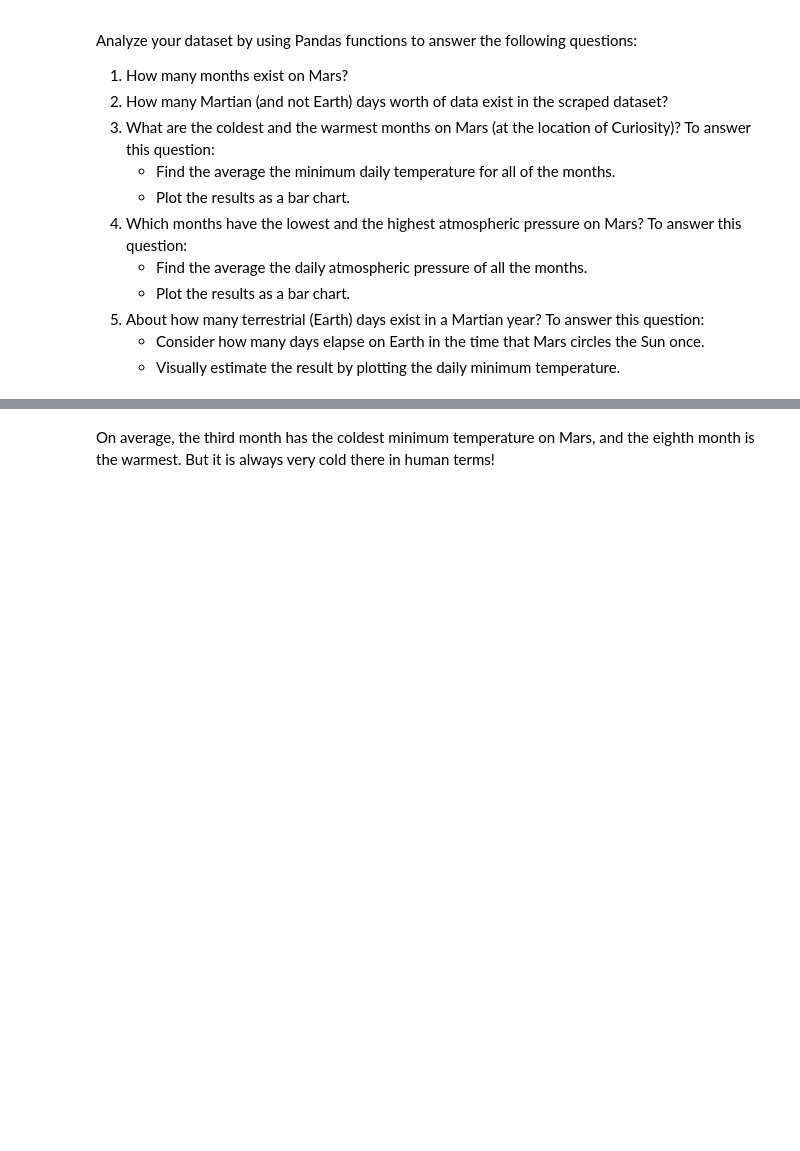
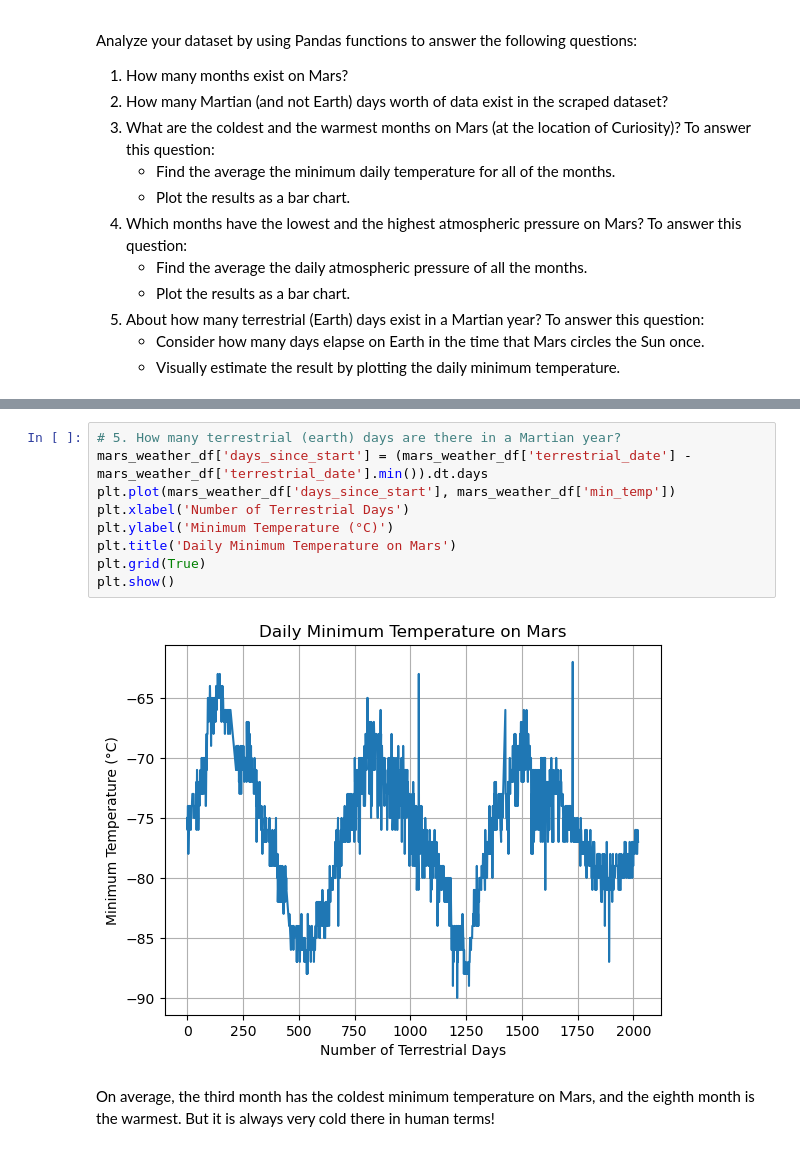
Before and after one commit to MaggieJane95/data-scraping, a Jupyter notebook: part_2_mars_weather .ipynb, the cells around one changed output, grey strips where cells are left out. Saved outputs shown, nothing was run; the diff lists cells and outputs as text; blank space fills up the shorter version.

```diff
--- a/part_2_mars_weather .ipynb
+++ b/part_2_mars_weather .ipynb
@@ -190,3 +221,14 @@ Name: pressure, dtype: float64
+# %%
+# 5. How many terrestrial (earth) days are there in a Martian year?
+mars_weather_df['days_since_start'] = (mars_weather_df['terrestrial_date'] - mars_weather_df['terrestrial_date'].min()).dt.days
+plt.plot(mars_weather_df['days_since_start'], mars_weather_df['min_temp'])
+plt.xlabel('Number of Terrestrial Days')
+plt.ylabel('Minimum Temperature (°C)')
+plt.title('Daily Minimum Temperature on Mars')
+plt.grid(True)
+plt.show()
+# %% [output]
+[figure, added]
 # %% [markdown]
 On average, the third month has the coldest minimum temperature on Mars, and the eighth month is the warmest. But it is always very cold there in human terms!
 # %% [markdown]
```
Also changed, not shown: parts of 17 cells of this notebook, 2 other files.
